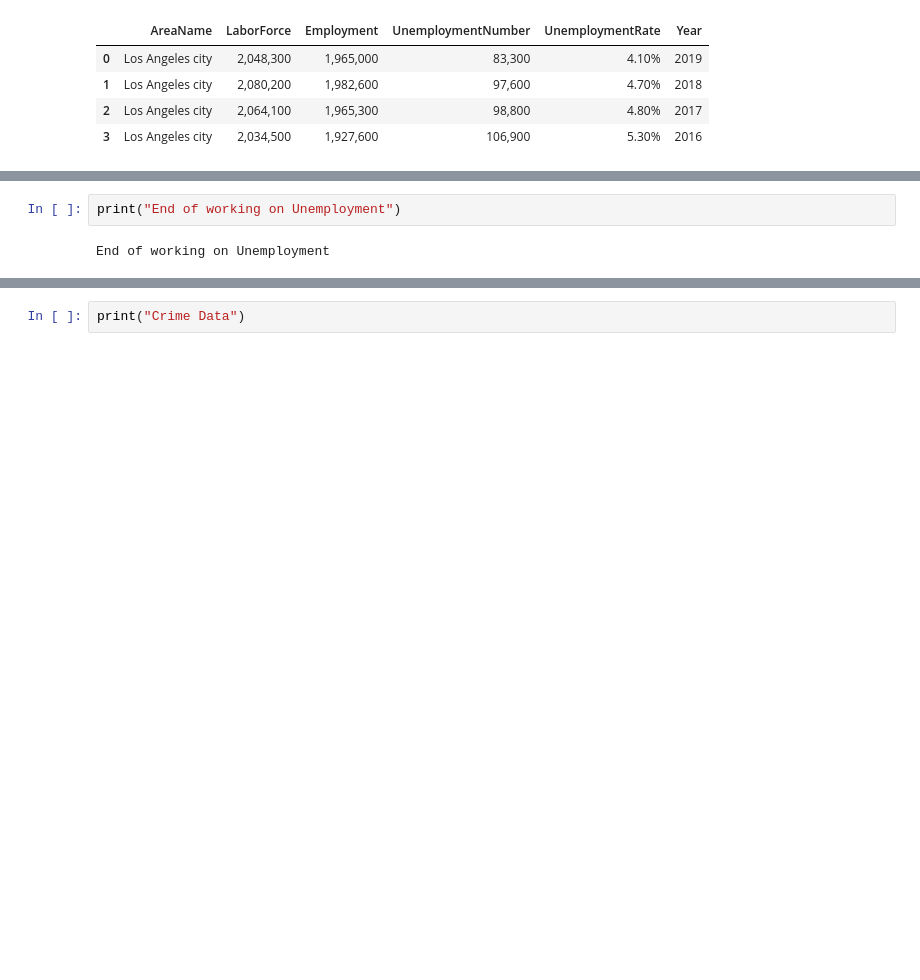
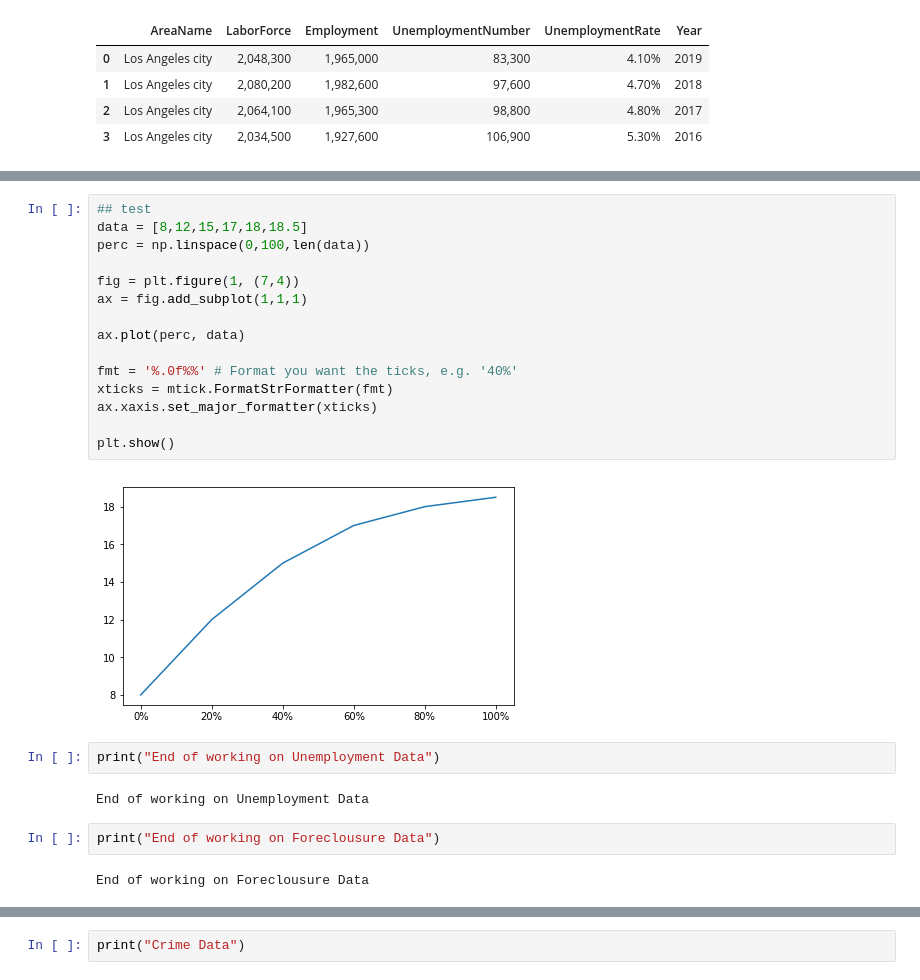
Before and after one commit to lisatian8/python-project1-challenge, a Jupyter notebook: UnemploymentRatePy.ipynb, the cells around one changed output, grey strips where cells are left out. Cells and saved outputs as stored; diff of their text form; blank space fills up the shorter version.

```diff
--- a/UnemploymentRatePy.ipynb
+++ b/UnemploymentRatePy.ipynb
@@ -214,4 +224,25 @@ plt.show()
+# %%
+## test
+data = [8,12,15,17,18,18.5]
+perc = np.linspace(0,100,len(data))
+
+fig = plt.figure(1, (7,4))
+ax = fig.add_subplot(1,1,1)
+
+ax.plot(perc, data)
+
+fmt = '%.0f%%' # Format you want the ticks, e.g. '40%'
+xticks = mtick.FormatStrFormatter(fmt)
+ax.xaxis.set_major_formatter(xticks)
+
+plt.show()
+# %% [output]
+[figure, added]
 # %%
-print("End of working on Unemployment")
+print("End of working on Unemployment Data")
 # %% [output]
-End of working on Unemployment
+End of working on Unemployment Data
+# %%
+print("End of working on Foreclousure Data")
+# %% [output]
+End of working on Foreclousure Data
```
Also changed, not shown: parts of 16 cells of this notebook.
